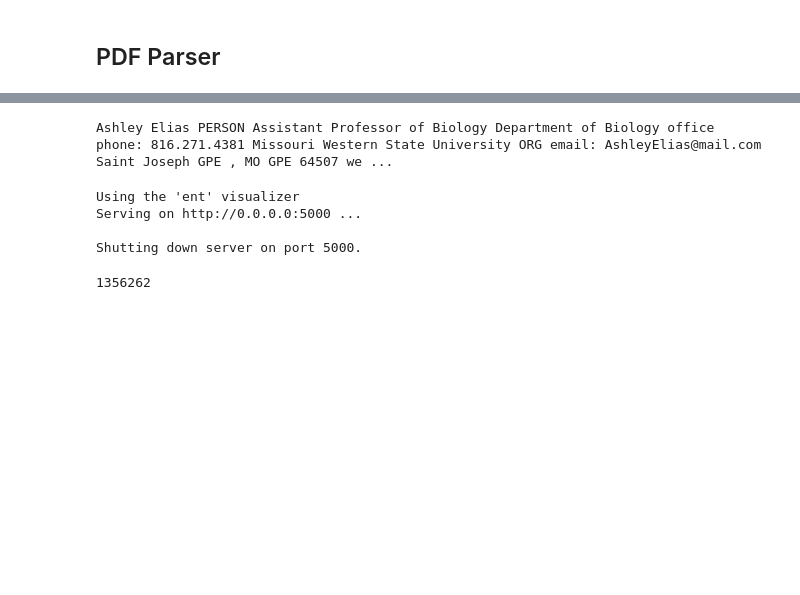
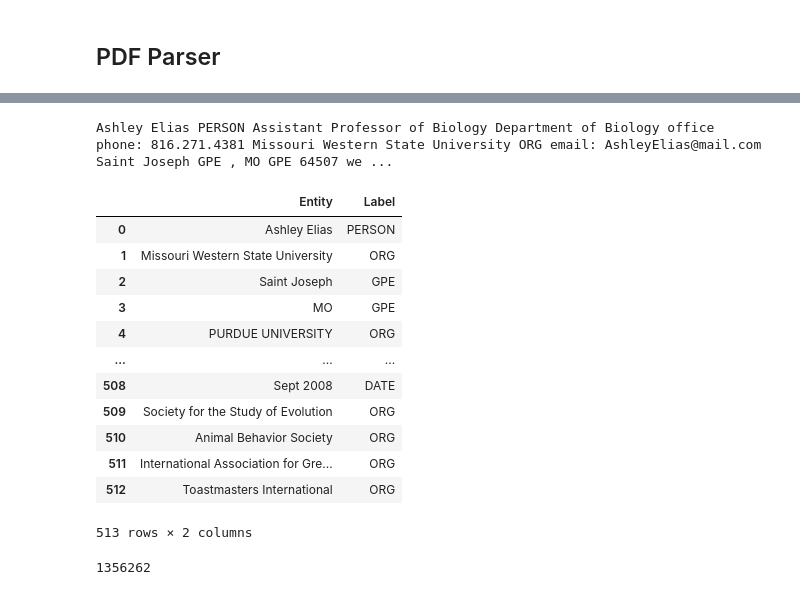
Before and after one commit to Pavan-Balaji22/Resume-parser-and-data-scarper, a Jupyter notebook: code_files/PDF_parser.ipynb, the cells around one changed output, grey strips where cells are left out. Cells and saved outputs as stored; diff of their text form; code cells hidden in the pictures; blank space fills up the shorter version.

```diff
--- a/code_files/PDF_parser.ipynb
+++ b/code_files/PDF_parser.ipynb
@@ -51,6 +51,7 @@ def process_text(up_text):
     processed_text = re.sub(r'\n\d{1} (?!=\d)',"",processed_text)
 #     processed_text = re.sub(r'\d{1} (?!=\w)',"",processed_text)
     processed_text = re.sub(r'[_]',"",processed_text)
+    processed_text = re.sub(r'[•]',"",processed_text)
     return processed_text
 
 
@@ -130,17 +131,13 @@ text_file.close()
 # %%
 nlp = spacy.load("en_core_web_trf")
 doc = nlp(a)
-displacy.serve(doc, style="ent")
+displacy.render(doc, style="ent")
 # %% [output]
 Ashley Elias PERSON Assistant Professor of Biology Department of Biology office phone: 816.271.4381 Missouri Western State University ORG email: AshleyElias@mail.com Saint Joseph GPE , MO GPE 64507 we ...
-Using the 'ent' visualizer
-Serving on http://0.0.0.0:5000 ...
-
-Shutting down server on port 5000.
 # %%
-nlp = spacy.load("en_core_web_trf")
-doc = nlp(a)
-# This usually happens under the hood
+# nlp = spacy.load("en_core_web_trf")
+# doc = nlp(a)
+# # This usually happens under the hood
 
 entities = list()
 labels = list()
@@ -150,6 +147,22 @@ for ent in doc.ents:
     labels.append(ent.label_)
 # %%
 df = pd.DataFrame(np.c_[entities,labels],columns=["Entity","Label"])
+# %%
+df
+# %% [output]
+|  | Entity | Label |
+| 0 | Ashley Elias | PERSON |
+| 1 | Missouri Western State University | ORG |
+| 2 | Saint Joseph | GPE |
+| 3 | MO | GPE |
+| 4 | PURDUE UNIVERSITY | ORG |
+| ... | ... | ... |
+| 508 | Sept 2008 | DATE |
+| 509 | Society for the Study of Evolution | ORG |
+| 510 | Animal Behavior Society | ORG |
+| 511 | International Association for Gre... | ORG |
+| 512 | Toastmasters International | ORG |
+513 rows × 2 columns
 # %%
 awards =df[df["Label"] == "MONEY"]["Entity"]
 # %%
```
Also changed, not shown: parts of 1 cell of this notebook, 1 other file.
